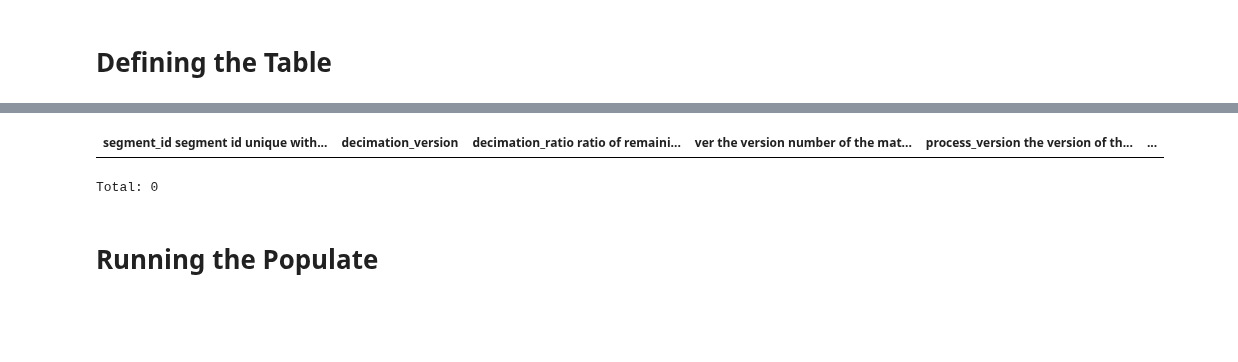
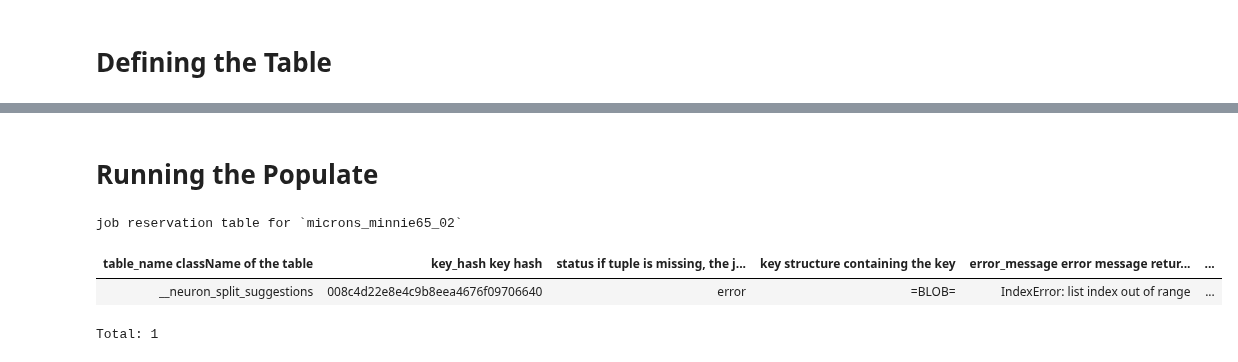
Before and after one commit to celiibrendan/neuron_mesh_tools, a Jupyter notebook: Auto_Proofreading/Preprocessing_Pipeline/5_Split_Suggestions_multi_proofreading.ipynb, the cells around one changed output, grey strips where cells are left out. Drawn from its saved outputs; the diff is of its cells as text; code cells hidden in the pictures; blank space fills up the shorter version.

Commit message:
created lite version of kubernetes run

```diff
--- a/Auto_Proofreading/Preprocessing_Pipeline/5_Split_Suggestions_multi_proofreading.ipynb
+++ b/Auto_Proofreading/Preprocessing_Pipeline/5_Split_Suggestions_multi_proofreading.ipynb
@@ -85,8 +94,3 @@ Total: 80
-# %%
-minnie.NeuronSplitSuggestions()
-# %% [output]
-| segment_id segment id unique with... | decimation_version | decimation_ratio ratio of remaini... | ver the version number of the mat... | process_version the version of th... | ... |
-Total: 0
 # %%
 import numpy as np
 import time
@@ -135,9 +139,14 @@ class NeuronSplitSuggestions(dj.Computed):
 # Running the Populate
 # %%
 curr_table = (minnie.schema.jobs & "table_name='__neuron_split_suggestions'")
-(curr_table).delete()# & "status='error'")
+(curr_table)#.delete()# & "status='error'")
 #curr_table.delete()
 #(curr_table & "error_message = 'ValueError: need at least one array to concatenate'").delete()
+# %% [output]
+job reservation table for `microns_minnie65_02`
+| table_name className of the table | key_hash key hash | status if tuple is missing, the j... | key structure containing the key | error_message error message retur... | ... |
+| __neuron_split_suggestions | 008c4d22e8e4c9b8eea4676f09706640 | error | =BLOB= | IndexError: list index out of range | ... |
+Total: 1
 # %%
 start_time = time.time()
 if not test_mode:
```
Also changed, not shown: parts of 6 cells of this notebook, 9 other files.
